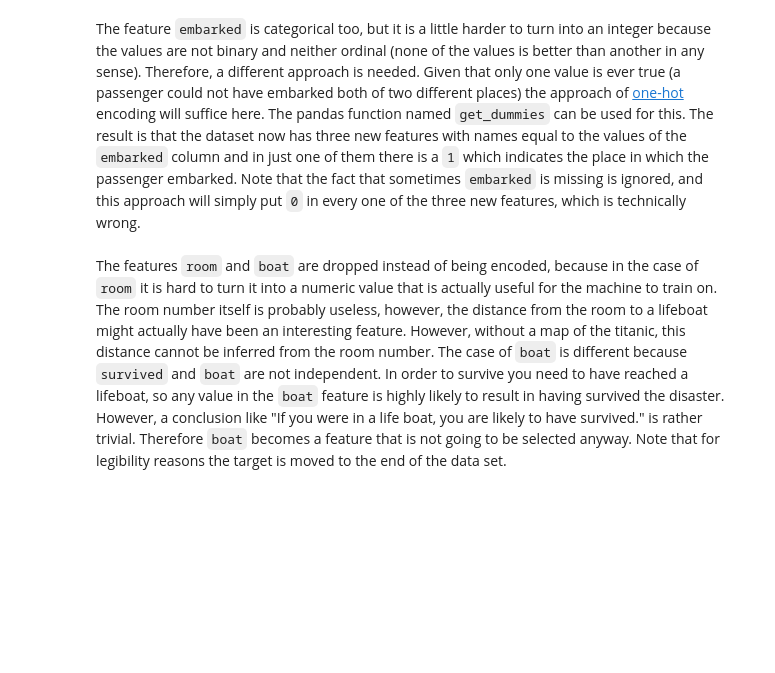
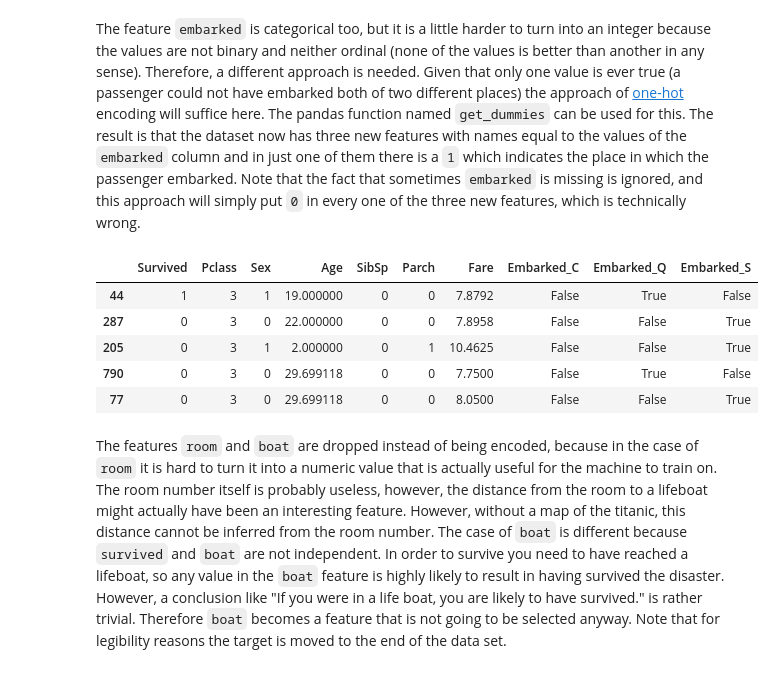
Before and after one commit to imanmossavat/ml-teaching-materials-fontys, a Jupyter notebook: notebooks/titanic_extended.ipynb, the cells around one changed output. Saved outputs shown, nothing was run; the diff lists cells and outputs as text; code cells hidden in the pictures; blank space fills up the shorter version.

```diff
--- a/notebooks/titanic_extended.ipynb
+++ b/notebooks/titanic_extended.ipynb
@@ -27,0 +61,11 @@ df["age"] =  df["age"].fillna(df["age"].mean())
+# %%
+print(df.columns)
+
+df = df.drop(["PassengerId", "Name", "Ticket", "Cabin"], axis=1)
+
+
+# Check result
+print(df.head())
+
+# Fill missing Age values
+df["Age"] = df["Age"].fillna(df["Age"].mean())
@@ -37,7 +98,12 @@ df.sample(5)
 ## 🆔 Encoding
 # %% [markdown]
 The features `pclass` and `sex` are currently categorical, but can fairly easily be mapped to integers because `sex` is binary and therefore can be encoded using `0` and `1`. Whereas `class` is ordinal, first class is better than second class and third class, so the integers `1`, `2` and `3` make sense.
-# %%
-df["pclass"] = df["pclass"].map({"1st":1, "2nd":2, "3rd":3}).astype(int)
-df["sex"] = df["sex"].map({"male":0, "female":1}).astype(int)
-df.sample(5)
+# %%
+# Convert column names correctly and ensure numeric mapping
+df["Pclass"] = df["Pclass"].astype(int)  # already numeric in the CSV
+
+# Map Sex to numeric
+df["Sex"] = df["Sex"].map({"male": 0, "female": 1}).astype(int)
+
+# Check a few random rows
+df.sample(5)
@@ -44,8 +117,20 @@ df.sample(5)
 # %% [markdown]
 The feature `embarked` is categorical too, but it is a little harder to turn into an integer because the values are not binary and neither ordinal (none of the values is better than another in any sense). Therefore, a different approach is needed. Given that only one value is ever true (a passenger could not have embarked both of two different places) the approach of [one-hot](https://en.wikipedia.org/wiki/One-hot) encoding will suffice here. The pandas function named `get_dummies` can be used for this. The result is that the dataset now has three new features with names equal to the values of the `embarked` column and in just one of them there is a `1` which indicates the place in which the passenger embarked. Note that the fact that sometimes `embarked` is missing is ignored, and this approach will simply put `0` in every one of the three new features, which is technically wrong.
 # %%
-df = pandas.concat([df, pandas.get_dummies(df["embarked"])], axis=1)
-df = df.drop("embarked", axis=1)
+# One-hot encode 'Embarked'
+df = pd.concat([df, pd.get_dummies(df["Embarked"], prefix="Embarked")], axis=1)
+
+# Drop original 'Embarked' column
+df = df.drop("Embarked", axis=1)
+
+# Check a few random rows
 df.sample(5)
+# %% [output]
+|  | Survived | Pclass | Sex | Age | SibSp | Parch | Fare | Embarked_C | Embarked_Q | Embarked_S |
+| 44 | 1 | 3 | 1 | 19.000000 | 0 | 0 | 7.8792 | False | True | False |
+| 287 | 0 | 3 | 0 | 22.000000 | 0 | 0 | 7.8958 | False | False | True |
+| 205 | 0 | 3 | 1 | 2.000000 | 0 | 1 | 10.4625 | False | False | True |
+| 790 | 0 | 3 | 0 | 29.699118 | 0 | 0 | 7.7500 | False | True | False |
+| 77 | 0 | 3 | 0 | 29.699118 | 0 | 0 | 8.0500 | False | False | True |
 # %% [markdown]
 The features `room` and `boat` are dropped instead of being encoded, because in the case of `room` it is hard to turn it into a numeric value that is actually useful for the machine to train on. The room number itself is probably useless, however, the distance from the room to a lifeboat might actually have been an interesting feature. However, without a map of the titanic, this distance cannot be inferred from the room number. The case of `boat` is different because `survived` and `boat` are not independent. In order to survive you need to have reached a lifeboat, so any value in the `boat` feature is highly likely to result in having survived the disaster. However, a conclusion like "If you were in a life boat, you are likely to have survived." is rather trivial. Therefore `boat` becomes a feature that is not going to be selected anyway. Note that for legibility reasons the target is moved to the end of the data set.
```
Also changed, not shown: parts of 19 cells of this notebook.
